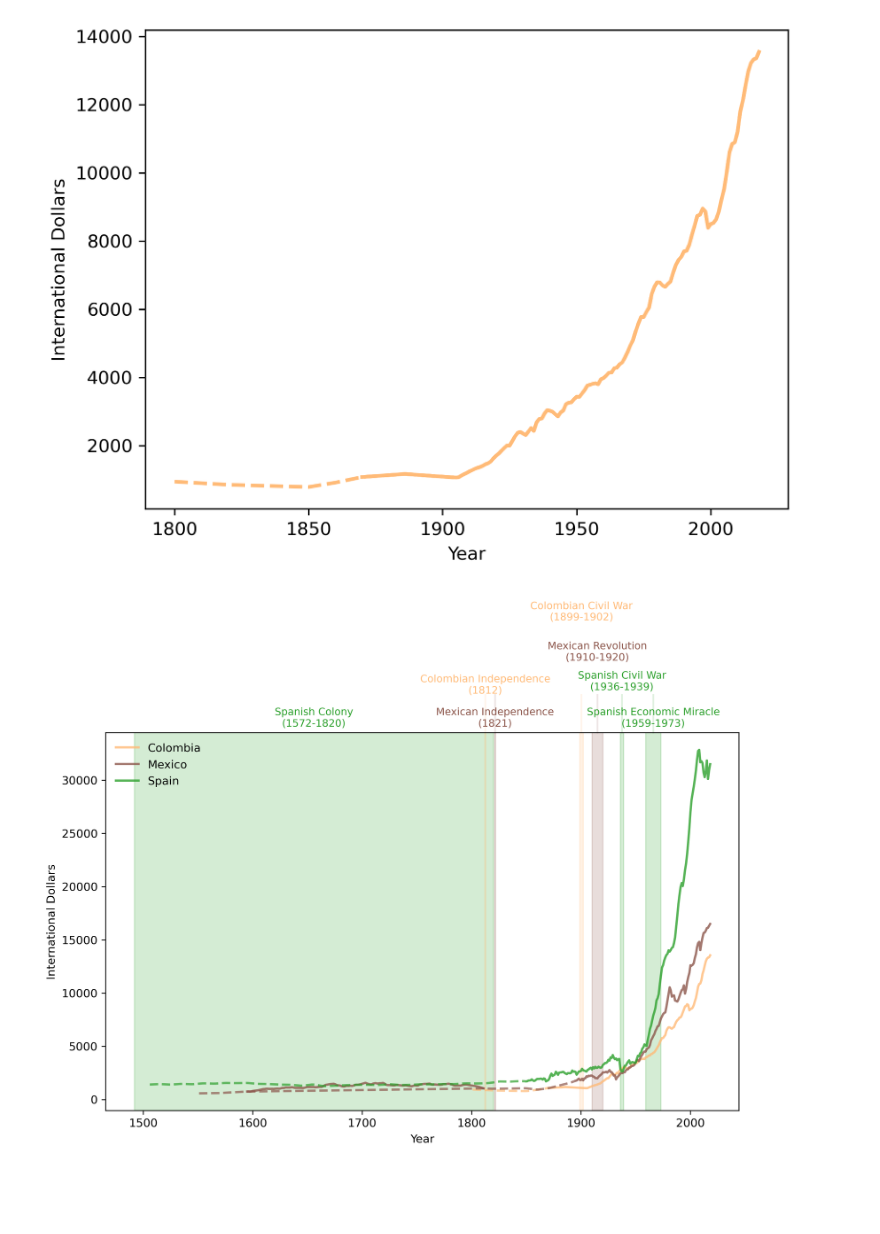
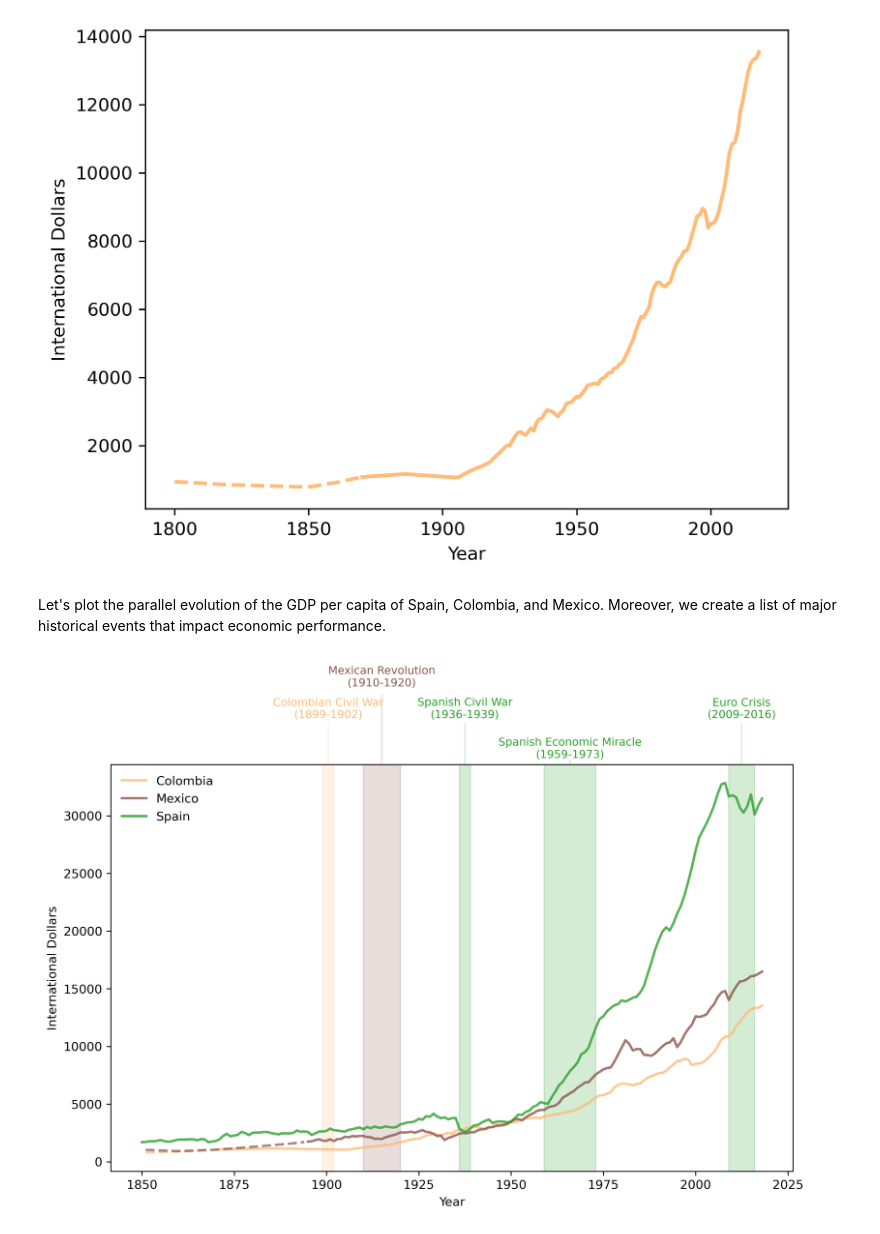
Before and after one commit to SebasSala1996/QuantitativeEcon, a Jupyter notebook: Long-term-growth.ipynb, the cells around one changed output. Drawn from its saved outputs; the diff is of its cells as text; code cells hidden in the pictures; blank space fills up the shorter version.

```diff
--- a/Long-term-growth.ipynb
+++ b/Long-term-growth.ipynb
@@ -150,6 +157,8 @@ def draw_interp_plots(series,        # pandas series
     ax.legend(loc='upper left', frameon=False)
     ax.set_ylabel(ylabel)
     ax.set_xlabel(xlabel)
+# %% [markdown]
+Let's plot the parallel evolution of the GDP per capita of Spain, Colombia, and Mexico. Moreover, we create a list of major historical events that impact economic performance.
 # %%
 # Define the namedtuple for the events
 Event = namedtuple('Event', ['year_range', 'y_text', 'text', 'color', 'ymax'])
@@ -157,7 +166,7 @@ Event = namedtuple('Event', ['year_range', 'y_text', 'text', 'color', 'ymax'])
 fig, ax = plt.subplots(dpi=300, figsize=(10, 6))
 
 country = ['COL', 'MEX', 'ESP']
-draw_interp_plots(gdp_pc[country].loc[1500:],
+draw_interp_plots(gdp_pc[country].loc[1850:],
                   country,
                   'International Dollars','Year',
                   color_mapping, code_to_name, 2, False, ax)
@@ -170,42 +179,36 @@ t_params = {'fontsize': 9,
 
 # Create a list of events to annotate
 events = [
-    Event((1492, 1820), ylim + ylim*0.04,
-          'Spanish Colony\n(1572-1820)',
-          color_mapping['ESP'], 1),
-    Event((1812, 1813), ylim + ylim*0.13,
-          'Colombian Independence\n(1812)',
-          color_mapping['COL'], 1.1),
-    Event((1821, 1822), ylim + ylim*0.04,
-          'Mexican Independence\n(1821)',
-          color_mapping['MEX'], 1.1),
-    Event((1899, 1902), ylim + ylim*0.33,
+    Event((1899, 1902), ylim + ylim*0.14,
           'Colombian Civil War\n(1899-1902)',
           color_mapping['COL'], 1.1),
     Event((1910, 1920), ylim + ylim*0.22,
           'Mexican Revolution\n(1910-1920)',
-          color_mapping['MEX'], 1.1),
+          color_mapping['MEX'], 1.17),
     Event((1936, 1939), ylim + ylim*0.14,
           'Spanish Civil War\n(1936-1939)',
           color_mapping['ESP'], 1.1),
     Event((1959, 1973), ylim + ylim*0.04,
           'Spanish Economic Miracle\n(1959-1973)',
+          color_mapping['ESP'], 1.01),
+    Event((2009, 2016), ylim + ylim*0.14,
+          'Euro Crisis\n(2009-2016)',
           color_mapping['ESP'], 1.1),
 ]
 
 def draw_events(events, ax):
     # Iterate over events and add annotations and vertical lines
     for event in events:
         event_mid = sum(event.year_range)/2
         ax.text(event_mid,
                 event.y_text, event.text,
                 color=event.color, **t_params)
         ax.axvspan(*event.year_range, color=event.color, alpha=0.2)
         ax.axvline(event_mid, ymin=1, ymax=event.ymax, color=event.color,
                    clip_on=False, alpha=0.15)
 
 # Draw events
 draw_events(events, ax)
 plt.show()
 # %% [output]
-[figure, old version]
+[figure, new version]
```
Also changed, not shown: parts of 5 cells of this notebook.
